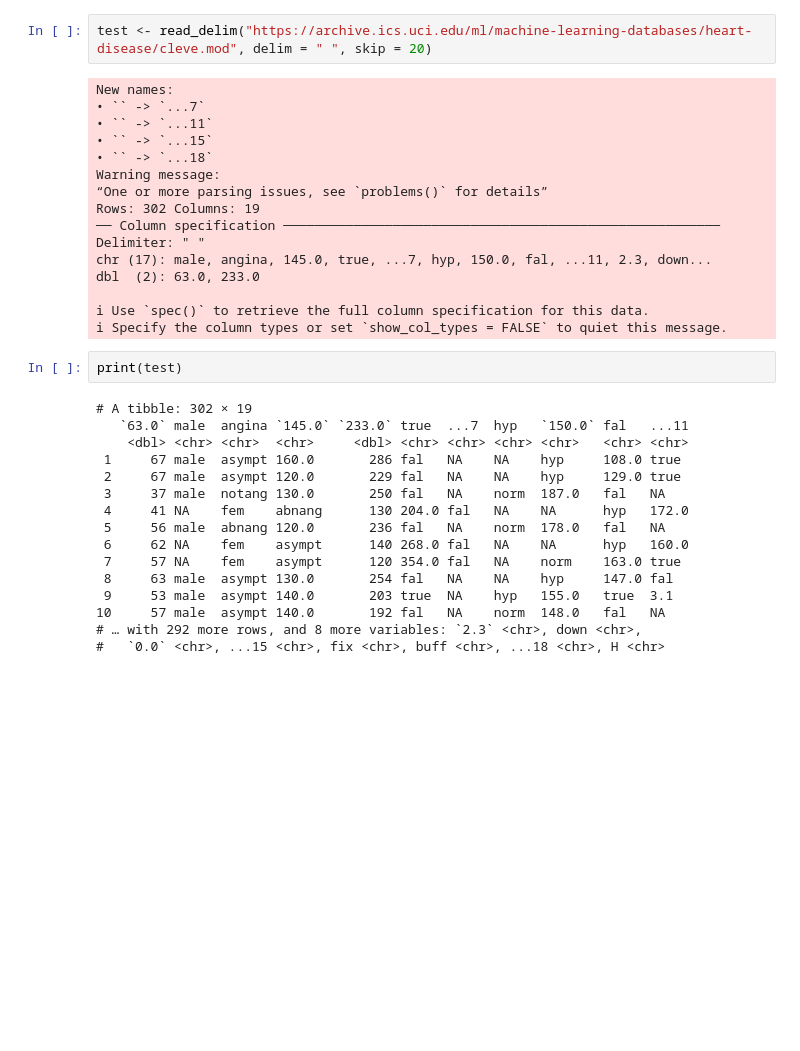
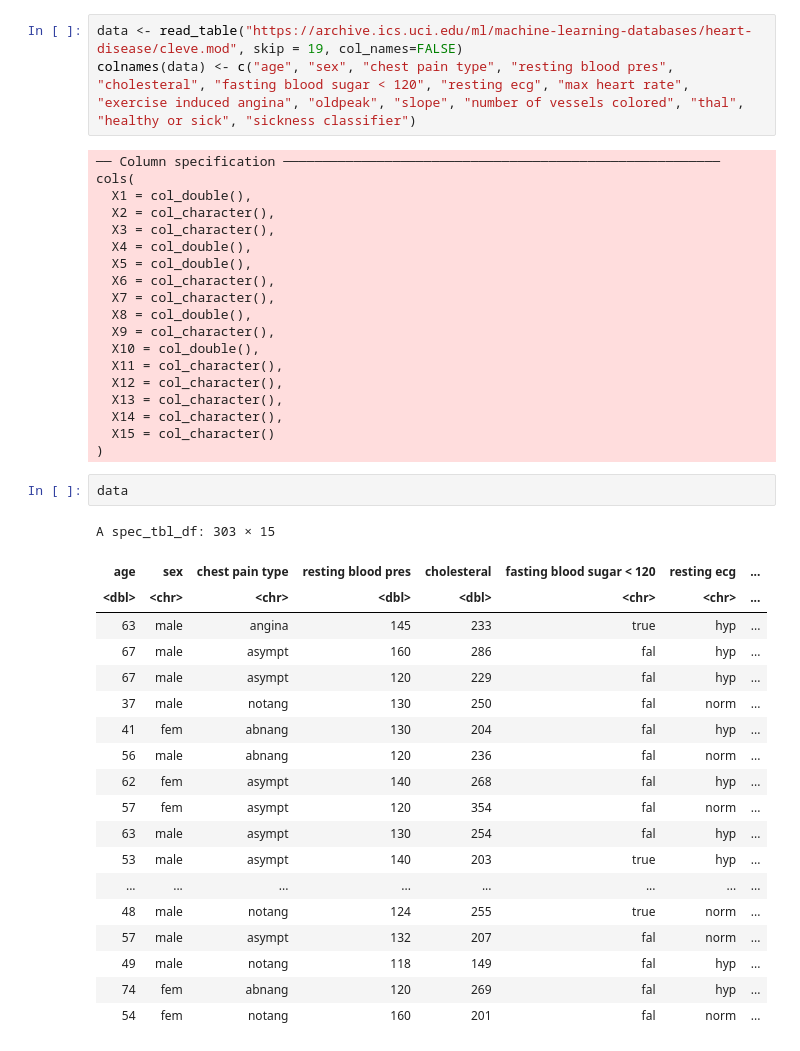
Before and after one commit to akosek4/DSCI-100-Heart-Disease-Project, a Jupyter notebook: Read_Data.ipynb, the cells around one changed output. Saved outputs shown, nothing was run; the diff lists cells and outputs as text; blank space fills up the shorter version.

Commit message:
Read_data_names
Read data with column names added

```diff
--- a/Read_Data.ipynb
+++ b/Read_Data.ipynb
@@ -23,36 +23,44 @@ library(tidymodels)
 # %%
-test <- read_delim("https://archive.ics.uci.edu/ml/machine-learning-databases/heart-disease/cleve.mod", delim = " ", skip = 20)
+data <- read_table("https://archive.ics.uci.edu/ml/machine-learning-databases/heart-disease/cleve.mod", skip = 19, col_names=FALSE)
+colnames(data) <- c("age", "sex", "chest pain type", "resting blood pres", "cholesteral", "fasting blood sugar < 120", "resting ecg", "max heart rate", "exercise induced angina", "oldpeak", "slope", "number of vessels colored", "thal", "healthy or sick", "sickness classifier")
 # %% [output]
-New names:
-• `` -> `...7`
-• `` -> `...11`
-• `` -> `...15`
-• `` -> `...18`
-Warning message:
-“One or more parsing issues, see `problems()` for details”
-Rows: 302 Columns: 19
 ── Column specification ────────────────────────────────────────────────────────
-Delimiter: " "
-chr (17): male, angina, 145.0, true, ...7, hyp, 150.0, fal, ...11, 2.3, down...
-dbl  (2): 63.0, 233.0
-
-ℹ Use `spec()` to retrieve the full column specification for this data.
-ℹ Specify the column types or set `show_col_types = FALSE` to quiet this message.
+cols(
+  X1 = col_double(),
+  X2 = col_character(),
+  X3 = col_character(),
+  X4 = col_double(),
+  X5 = col_double(),
+  X6 = col_character(),
+  X7 = col_character(),
+  X8 = col_double(),
+  X9 = col_character(),
+  X10 = col_double(),
+  X11 = col_character(),
+  X12 = col_character(),
+  X13 = col_character(),
+  X14 = col_character(),
+  X15 = col_character()
+)
 # %%
-print(test)
+data
 # %% [output]
-# A tibble: 302 × 19
-   `63.0` male  angina `145.0` `233.0` true  ...7  hyp   `150.0` fal   ...11
-    <dbl> <chr> <chr>  <chr>     <dbl> <chr> <chr> <chr> <chr>   <chr> <chr>
- 1     67 male  asympt 160.0       286 fal   NA    NA    hyp     108.0 true
- 2     67 male  asympt 120.0       229 fal   NA    NA    hyp     129.0 true
- 3     37 male  notang 130.0       250 fal   NA    norm  187.0   fal   NA
- 4     41 NA    fem    abnang      130 204.0 fal   NA    NA      hyp   172.0
- 5     56 male  abnang 120.0       236 fal   NA    norm  178.0   fal   NA
- 6     62 NA    fem    asympt      140 268.0 fal   NA    NA      hyp   160.0
- 7     57 NA    fem    asympt      120 354.0 fal   NA    norm    163.0 true
- 8     63 male  asympt 130.0       254 fal   NA    NA    hyp     147.0 fal
- 9     53 male  asympt 140.0       203 true  NA    hyp   155.0   true  3.1
-10     57 male  asympt 140.0       192 fal   NA    norm  148.0   fal   NA
-# … with 292 more rows, and 8 more variables: `2.3` <chr>, down <chr>,
-#   `0.0` <chr>, ...15 <chr>, fix <chr>, buff <chr>, ...18 <chr>, H <chr>
+A spec_tbl_df: 303 × 15
+| age | sex | chest pain type | resting blood pres | cholesteral | fasting blood sugar < 120 | resting ecg | ... |
+| <dbl> | <chr> | <chr> | <dbl> | <dbl> | <chr> | <chr> | ... |
+| 63 | male | angina | 145 | 233 | true | hyp | ... |
+| 67 | male | asympt | 160 | 286 | fal | hyp | ... |
+| 67 | male | asympt | 120 | 229 | fal | hyp | ... |
+| 37 | male | notang | 130 | 250 | fal | norm | ... |
+| 41 | fem | abnang | 130 | 204 | fal | hyp | ... |
+| 56 | male | abnang | 120 | 236 | fal | norm | ... |
+| 62 | fem | asympt | 140 | 268 | fal | hyp | ... |
+| 57 | fem | asympt | 120 | 354 | fal | norm | ... |
+| 63 | male | asympt | 130 | 254 | fal | hyp | ... |
+| 53 | male | asympt | 140 | 203 | true | hyp | ... |
+| ... | ... | ... | ... | ... | ... | ... | ... |
+| 48 | male | notang | 124 | 255 | true | norm | ... |
+| 57 | male | asympt | 132 | 207 | fal | norm | ... |
+| 49 | male | notang | 118 | 149 | fal | hyp | ... |
+| 74 | fem | abnang | 120 | 269 | fal | hyp | ... |
+| 54 | fem | notang | 160 | 201 | fal | norm | ... |
```
Also changed, not shown: parts of 1 cell of this notebook, 1 other file.
